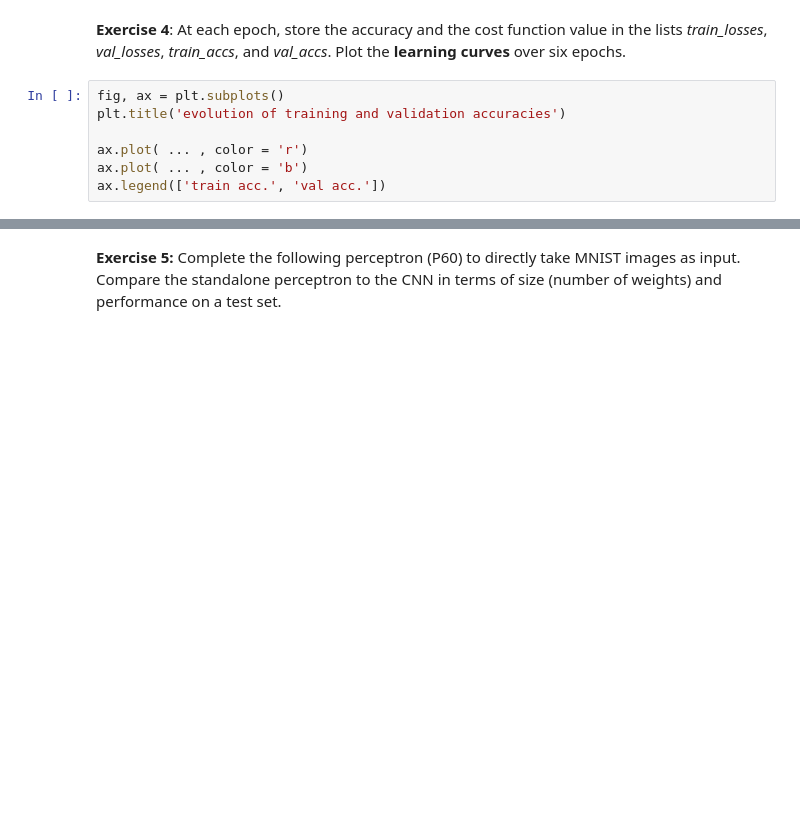
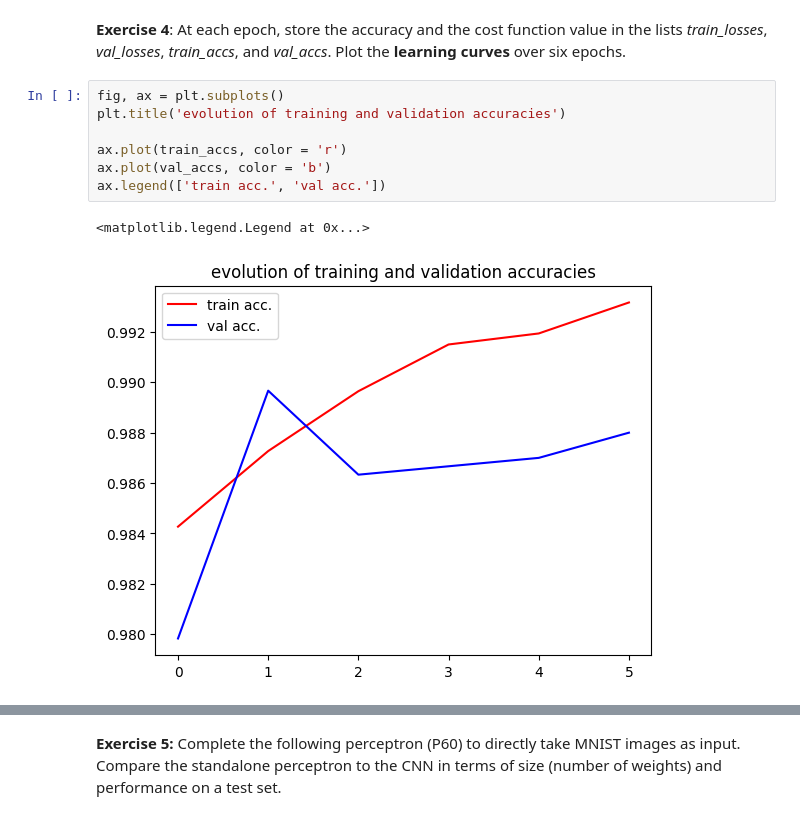
Before and after one commit to Maximelaurent38/Machine-Learning, a Jupyter notebook: practicals/P3/P3_instructions.ipynb, the cells around one changed output, grey strips where cells are left out. Cells and saved outputs as stored; diff of their text form; blank space fills up the shorter version.

```diff
--- a/practicals/P3/P3_instructions.ipynb
+++ b/practicals/P3/P3_instructions.ipynb
@@ -296,10 +321,13 @@ Plot the **learning curves** over six epochs.
 # %%
 fig, ax = plt.subplots()
 plt.title('evolution of training and validation accuracies')
 
-ax.plot( ... , color = 'r')
-ax.plot( ... , color = 'b')
+ax.plot(train_accs, color = 'r')
+ax.plot(val_accs, color = 'b')
 ax.legend(['train acc.', 'val acc.'])
+# %% [output]
+<matplotlib.legend.Legend at 0x...>
+[figure, added]
 # %%
 fig2, ax2 = plt.subplots()
 plt.title('loss = f(epoch)')
```
Also changed, not shown: parts of 20 cells of this notebook.
